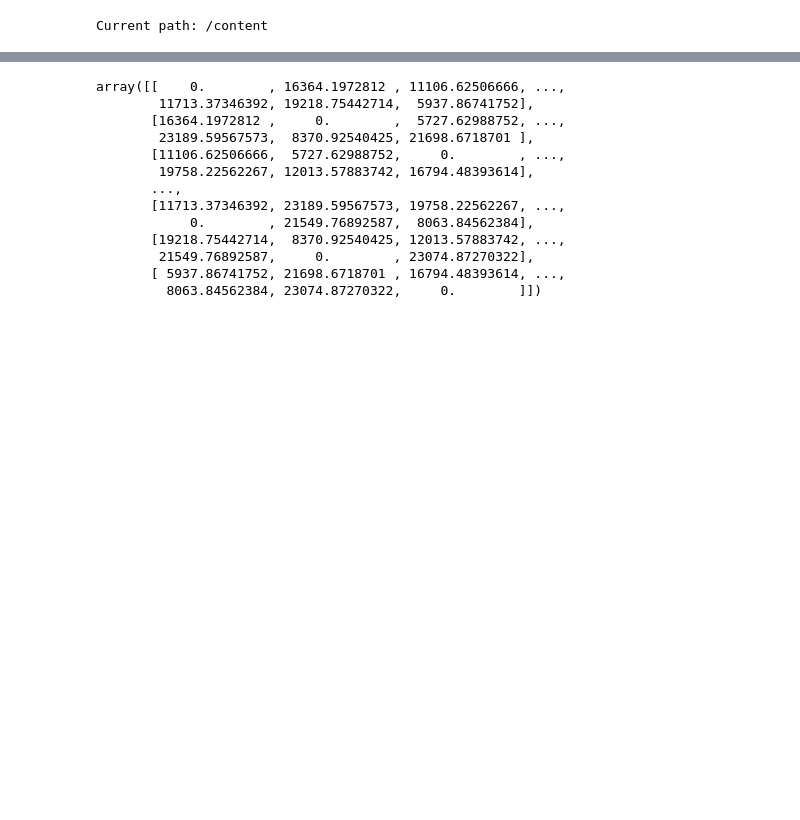
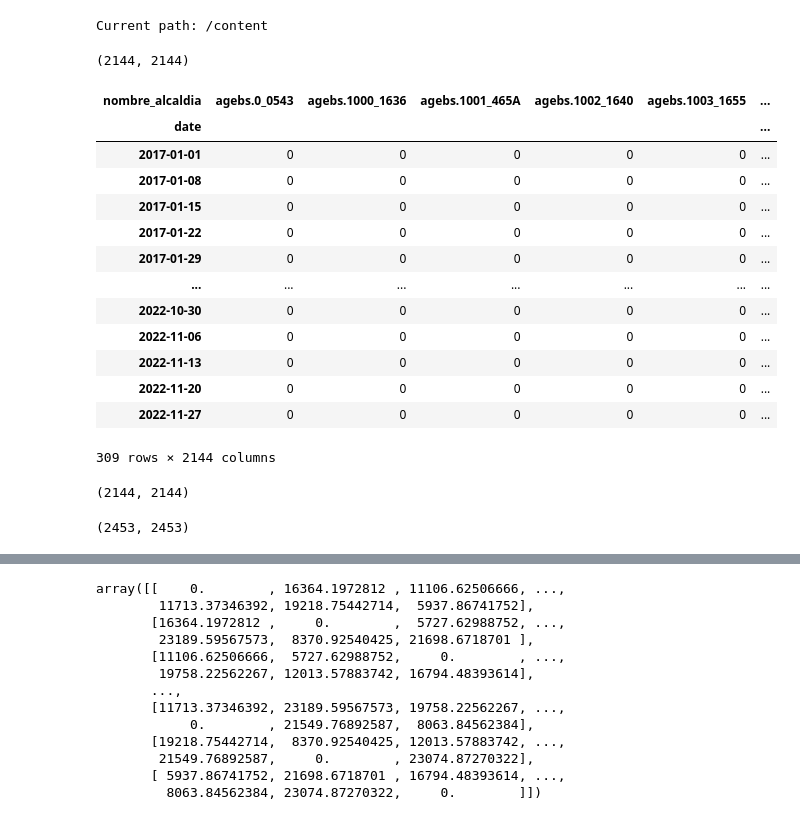
Before and after one commit to Osw1997/tsl, a Jupyter notebook: examples/notebooks/replication_notebook.ipynb, the cells around one changed output, grey strips where cells are left out. Saved outputs shown, nothing was run; the diff lists cells and outputs as text; code cells hidden in the pictures; blank space fills up the shorter version.

```diff
--- a/examples/notebooks/replication_notebook.ipynb
+++ b/examples/notebooks/replication_notebook.ipynb
@@ -542,3 +524,32 @@ def load_raw():
     # return df, dist, df_raw
 # %% [output]
 Current path: /content
+# %%
+path = 'crime_cdmx_dist.npy'
+dist = np.load(path)
+dist.shape
+# %% [output]
+(2144, 2144)
+# %%
+dft, distt = load_raw(geo_detail='ageb')
+# %%
+dft
+# %% [output]
+| nombre_alcaldia | agebs.0_0543 | agebs.1000_1636 | agebs.1001_465A | agebs.1002_1640 | agebs.1003_1655 | ... |
+| date |  |  |  |  |  | ... |
+| 2017-01-01 | 0 | 0 | 0 | 0 | 0 | ... |
+| 2017-01-08 | 0 | 0 | 0 | 0 | 0 | ... |
+| 2017-01-15 | 0 | 0 | 0 | 0 | 0 | ... |
+| 2017-01-22 | 0 | 0 | 0 | 0 | 0 | ... |
+| 2017-01-29 | 0 | 0 | 0 | 0 | 0 | ... |
+| ... | ... | ... | ... | ... | ... | ... |
+| 2022-10-30 | 0 | 0 | 0 | 0 | 0 | ... |
+| 2022-11-06 | 0 | 0 | 0 | 0 | 0 | ... |
+| 2022-11-13 | 0 | 0 | 0 | 0 | 0 | ... |
+| 2022-11-20 | 0 | 0 | 0 | 0 | 0 | ... |
+| 2022-11-27 | 0 | 0 | 0 | 0 | 0 | ... |
+309 rows × 2144 columns
+# %%
+distt.shape
+# %% [output]
+(2144, 2144)
@@ -544,0 +573,4 @@ Current path: /content
+# %%
+distt.shape
+# %% [output]
+(2453, 2453)
```
Also changed, not shown: parts of 15 cells of this notebook.
